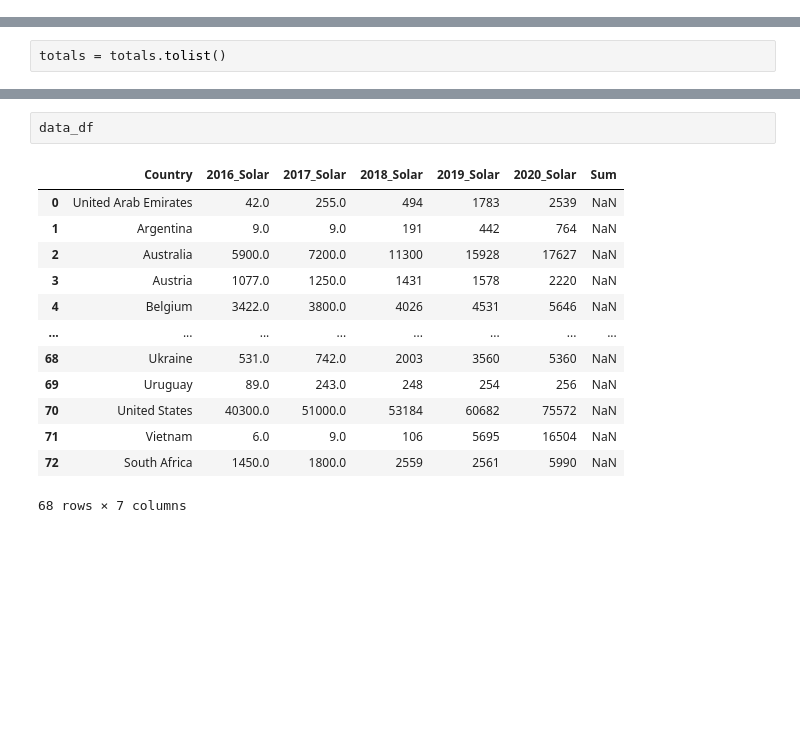
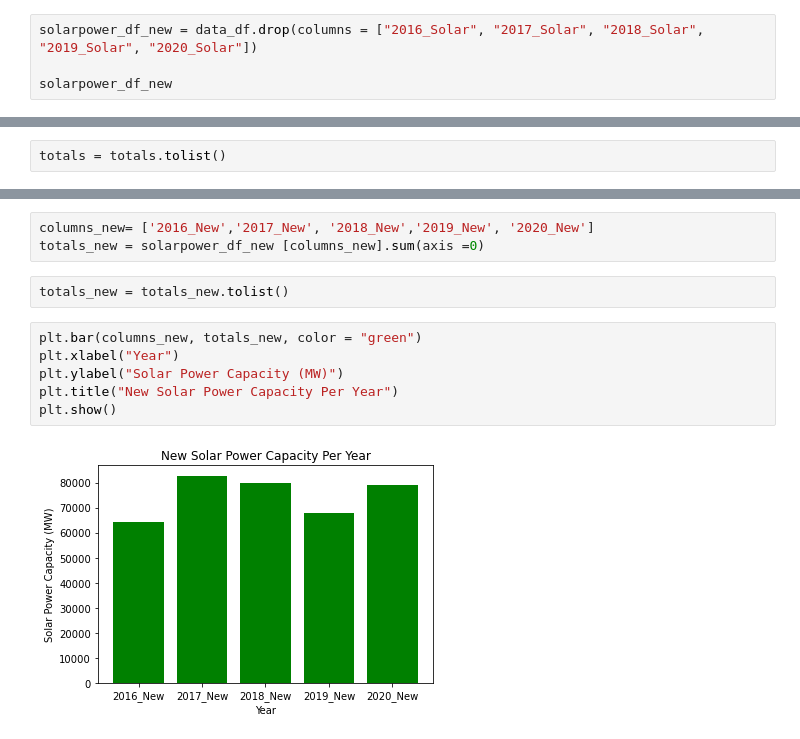
Before and after one commit to ehayyat/project1, a Jupyter notebook: Question 1.ipynb, the cells around one changed output, grey strips where cells are left out. Cells and saved outputs as stored; diff of their text form; blank space fills up the shorter version.

```diff
--- a/Question 1.ipynb
+++ b/Question 1.ipynb
@@ -55,0 +53,4 @@ plt.show()
+# %%
+solarpower_df_new = data_df.drop(columns = ["2016_Solar", "2017_Solar", "2018_Solar", "2019_Solar", "2020_Solar"])
+
+solarpower_df_new
@@ -69,16 +78,13 @@ plt.show()
 # %%
-data_df
+columns_new= ['2016_New','2017_New', '2018_New','2019_New', '2020_New']
+totals_new = solarpower_df_new [columns_new].sum(axis =0)
-# %% [output]
-|  | Country | 2016_Solar | 2017_Solar | 2018_Solar | 2019_Solar | 2020_Solar | Sum |
-| 0 | United Arab Emirates | 42.0 | 255.0 | 494 | 1783 | 2539 | NaN |
-| 1 | Argentina | 9.0 | 9.0 | 191 | 442 | 764 | NaN |
-| 2 | Australia | 5900.0 | 7200.0 | 11300 | 15928 | 17627 | NaN |
-| 3 | Austria | 1077.0 | 1250.0 | 1431 | 1578 | 2220 | NaN |
-| 4 | Belgium | 3422.0 | 3800.0 | 4026 | 4531 | 5646 | NaN |
-| ... | ... | ... | ... | ... | ... | ... | ... |
-| 68 | Ukraine | 531.0 | 742.0 | 2003 | 3560 | 5360 | NaN |
-| 69 | Uruguay | 89.0 | 243.0 | 248 | 254 | 256 | NaN |
-| 70 | United States | 40300.0 | 51000.0 | 53184 | 60682 | 75572 | NaN |
-| 71 | Vietnam | 6.0 | 9.0 | 106 | 5695 | 16504 | NaN |
-| 72 | South Africa | 1450.0 | 1800.0 | 2559 | 2561 | 5990 | NaN |
-68 rows × 7 columns
+# %%
+totals_new = totals_new.tolist()
+# %%
+plt.bar(columns_new, totals_new, color = "green")
+plt.xlabel("Year")
+plt.ylabel("Solar Power Capacity (MW)")
+plt.title("New Solar Power Capacity Per Year")
+plt.show()
+# %% [output]
+[figure, added]
```
Also changed, not shown: parts of 16 cells of this notebook.
